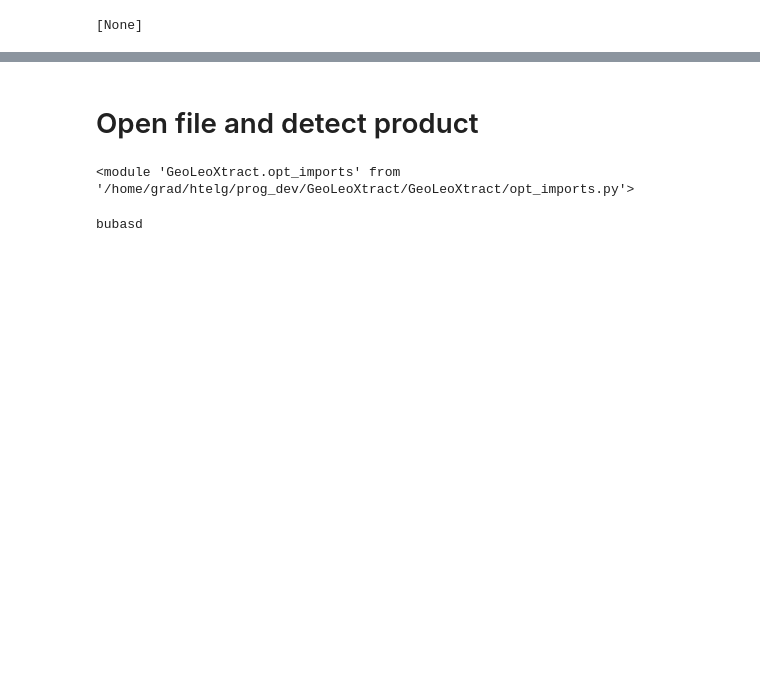
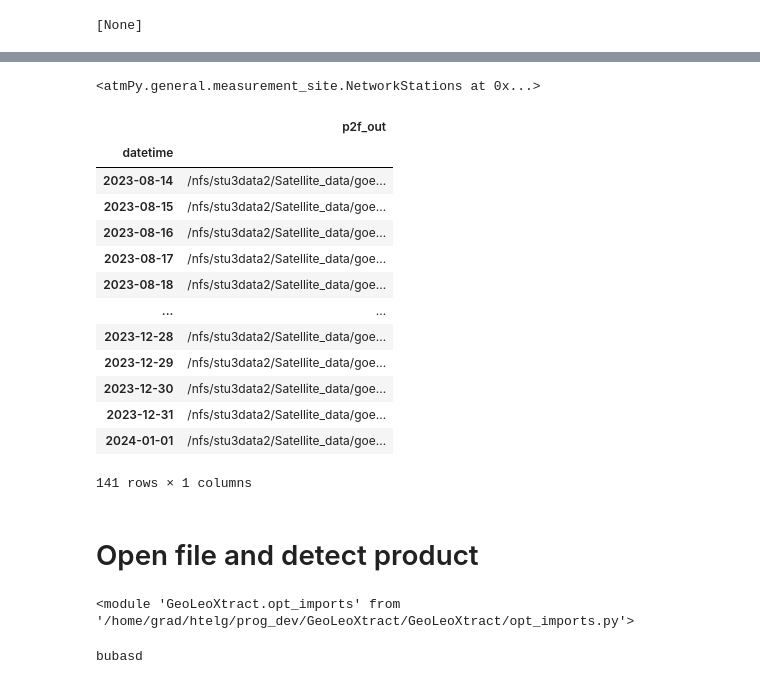
Before and after one commit to hagne/GeoLeoXtract, a Jupyter notebook: examples/example_basic.ipynb, the cells around one changed output, grey strips where cells are left out. Saved outputs shown, nothing was run; the diff lists cells and outputs as text; code cells hidden in the pictures; blank space fills up the shorter version.

```diff
--- a/examples/example_basic.ipynb
+++ b/examples/example_basic.ipynb
@@ -129,0 +281,11 @@ query.download()
+# %%
+def row2path(row):
+    date = f'{row.name.year:04d}{row.name.month:02d}{row.name.day:02d}'
+    fn = pattern.format(product=product, name = name, date = date)
+    path = p2fld_out.joinpath(fn)
+    return path
+
+wp['p2f_out'] = wp.apply(lambda row: row2path(row), axis = 1)
+# %%
+row = wp.iloc[0]
+row
@@ -129,0 +295,24 @@ query.download()
+# %%
+wp = wp[~(wp.apply(lambda row: row.p2f_out.is_file(), axis = 1))]
+# %%
+stations = srf.network.stations
+stations
+# %% [output]
+<atmPy.general.measurement_site.NetworkStations at 0x...>
+# %%
+wp
+# %% [output]
+|  | p2f_out |
+| datetime |  |
+| 2023-08-14 | /nfs/stu3data2/Satellite_data/goe... |
+| 2023-08-15 | /nfs/stu3data2/Satellite_data/goe... |
+| 2023-08-16 | /nfs/stu3data2/Satellite_data/goe... |
+| 2023-08-17 | /nfs/stu3data2/Satellite_data/goe... |
+| 2023-08-18 | /nfs/stu3data2/Satellite_data/goe... |
+| ... | ... |
+| 2023-12-28 | /nfs/stu3data2/Satellite_data/goe... |
+| 2023-12-29 | /nfs/stu3data2/Satellite_data/goe... |
+| 2023-12-30 | /nfs/stu3data2/Satellite_data/goe... |
+| 2023-12-31 | /nfs/stu3data2/Satellite_data/goe... |
+| 2024-01-01 | /nfs/stu3data2/Satellite_data/goe... |
+141 rows × 1 columns
```
Also changed, not shown: parts of 16 cells of this notebook, 13 other files.
